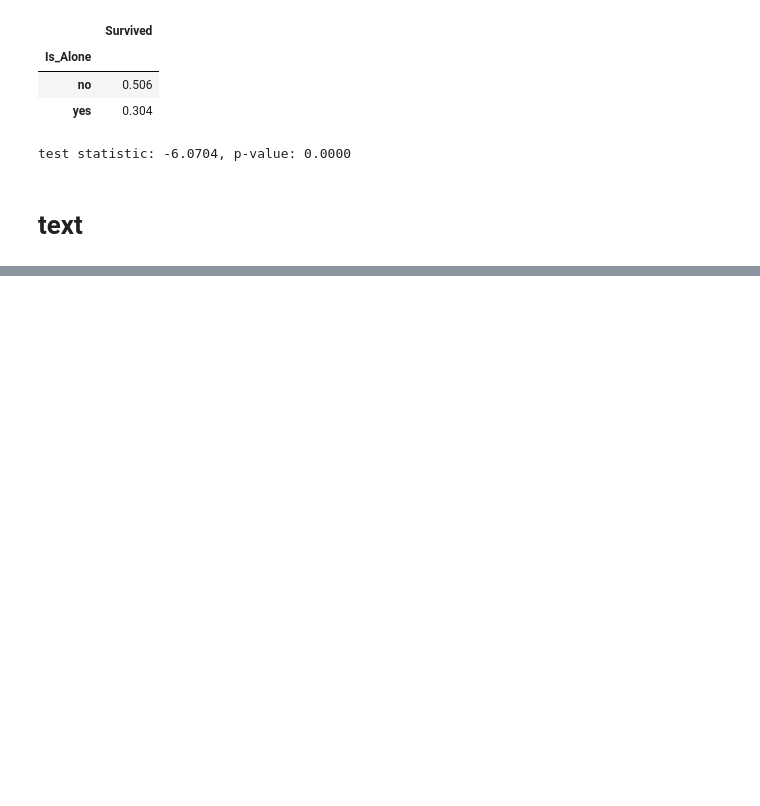
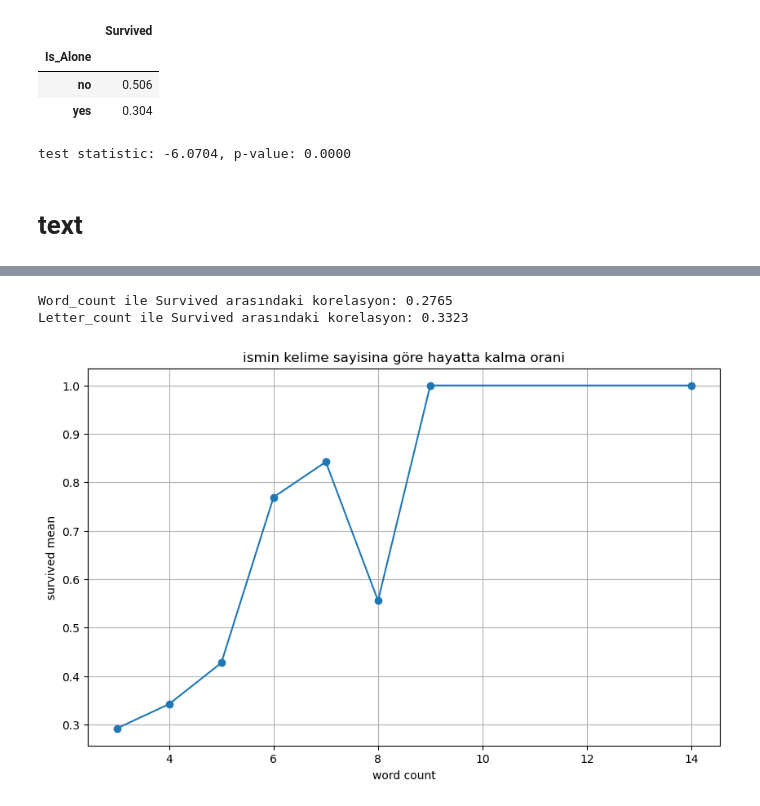
Before and after one commit to iremozdemr/feature-engineering, a Jupyter notebook: main10.ipynb, the cells around one changed output, grey strips where cells are left out. Cells and saved outputs as stored; diff of their text form; code cells hidden in the pictures; blank space fills up the shorter version.

```diff
--- a/main10.ipynb
+++ b/main10.ipynb
@@ -101,3 +102,27 @@ df.head()
 | 2 | 3 | 1 | 3 | Heikkinen, Miss. Laina | female | 26.000 | 0 | 0 | STON/O2. 3101282 | 7.925 | ... |
 | 3 | 4 | 1 | 1 | Futrelle, Mrs. Jacques Heath (Lil... | female | 35.000 | 1 | 0 | 113803 | 53.100 | ... |
 | 4 | 5 | 0 | 3 | Allen, Mr. William Henry | male | 35.000 | 0 | 0 | 373450 | 8.050 | ... |
+# %%
+# Survived ve Word_count arasındaki korelasyonu hesapla
+correlation_word = df["Word_count"].corr(df["Survived"])
+print(f"word_count ile survived arasindaki korelasyon: {correlation_word:.4f}")
+
+# Survived ve Letter_count arasındaki korelasyonu hesapla
+correlation_letter = df["Letter_count"].corr(df["Survived"])
+print(f"letter_count ile survived arasindaki korelasyon: {correlation_letter:.4f}")
+# %% [output]
+Word_count ile Survived arasındaki korelasyon: 0.2765
+Letter_count ile Survived arasındaki korelasyon: 0.3323
+# %%
+word_count_survival = df.groupby("Word_count").agg({"Survived": "mean"}).reset_index()
+
+# Görselleştir
+plt.figure(figsize=(10, 6))
+plt.plot(word_count_survival["Word_count"], word_count_survival["Survived"], marker='o', linestyle='-')
+plt.title("ismin kelime sayisina göre hayatta kalma orani")
+plt.xlabel("word count")
+plt.ylabel("survived mean")
+plt.grid()
+plt.show()
+# %% [output]
+[figure, added]
```
Also changed, not shown: parts of 1 cell of this notebook.
